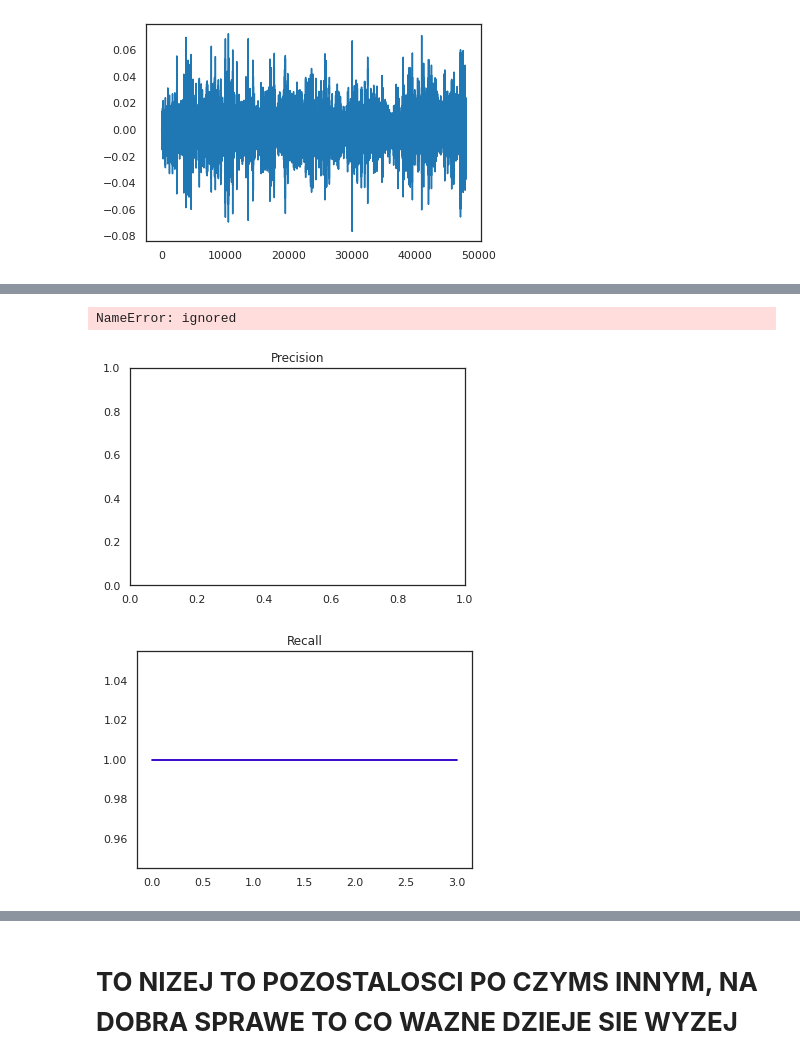
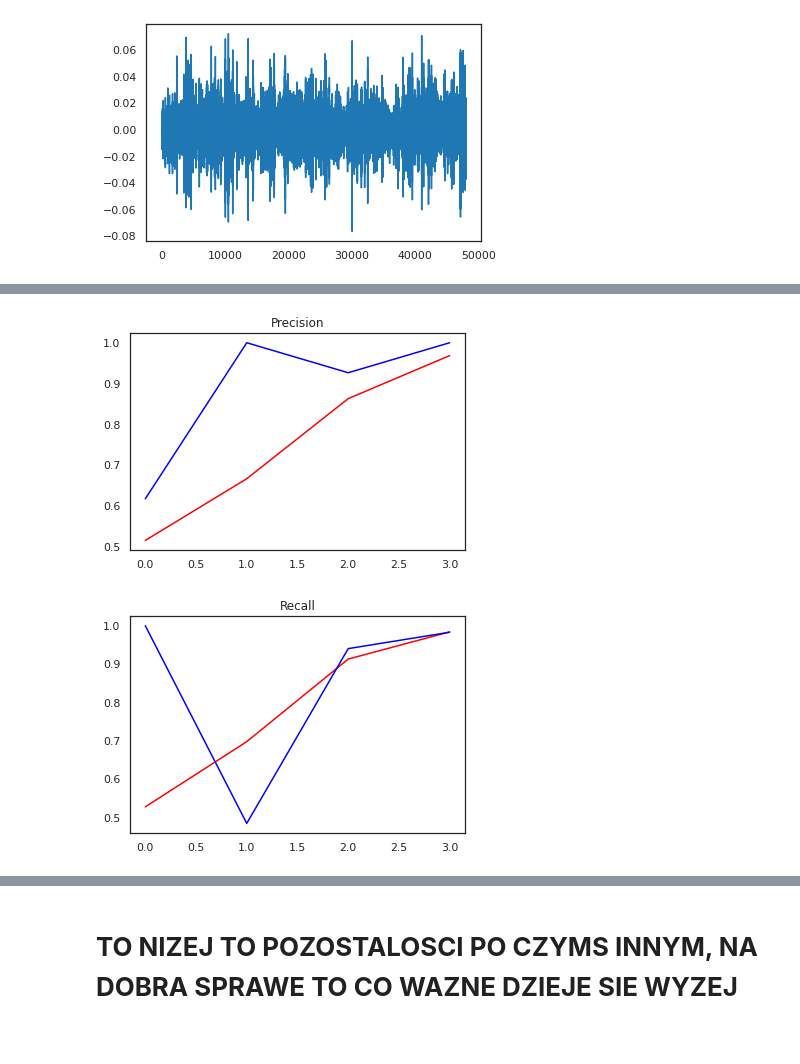
Before and after one commit to pawelszajwaj/Segregation, a Jupyter notebook: Main.ipynb, the cells around one changed output, grey strips where cells are left out. Cells and saved outputs as stored; diff of their text form; code cells hidden in the pictures.

```diff
--- a/Main.ipynb
+++ b/Main.ipynb
@@ -78,0 +94,11 @@ plt.plot(wav)
+# %%
+mel_spectrogram = tfio.audio.melscale(
+  spectrogram, rate=16000, mels=128, fmin=0, fmax=8000)
+dbscale_mel_spectrogram = tfio.audio.dbscale(
+  mel_spectrogram, top_db=80)
+
+plt.figure()
+plt.imshow(tf.math.log(mel_spectrogram).numpy())
+
+plt.figure()
+plt.imshow(dbscale_mel_spectrogram.numpy())
@@ -92,13 +122,15 @@ data.shuffle(1000).as_numpy_iterator().next()
 # %%
 def preprocess(file_path, label):
   wav = load_wav_16k_mono(file_path)
-  spectrogram = tf.signal.stft(wav, frame_length=320, frame_step=32)
+  wav = tf.cast(wav, tf.float32)
+  spectrogram = tfio.audio.spectrogram(
+    wav, nfft=512, window=512, stride=256)
   spectrogram = tf.abs(spectrogram)
-  spectrogram = tf.expand_dims(spectrogram, axis=2)
   mel_spectrogram = tfio.audio.melscale(
     spectrogram, rate=16000, mels=128, fmin=0, fmax=8000)
   dbscale_mel_spectrogram = tfio.audio.dbscale(
     mel_spectrogram, top_db=80)
+  dbscale_mel_spectrogram = tf.expand_dims(dbscale_mel_spectrogram, axis=2)
   return dbscale_mel_spectrogram, label
 # %%
 data = data.map(preprocess)
@@ -113,5 +142,5 @@ Lambda fuctions will be no more assumed to be used in the statement where they a
 WARNING:tensorflow:Using a while_loop for converting IO>AudioResample cause there is no registered converter for this op.
 # %%
-len(data)
-train = data.take(18)
-test = data.skip(18).take(8)
+print(len(data))
+train = data.take(16)
+test = data.skip(16).take(8)
@@ -126,7 +162,7 @@ from tensorflow.keras.models import Sequential
 from tensorflow.keras.layers import Dense, Flatten, Conv2D
 # %%
 model = Sequential()
-model.add(Conv2D(16, (3,3), activation='relu', input_shape=(1491, 257, 1)))
+model.add(Conv2D(16, (3,3), activation='relu', input_shape=(188, 128, 1)))
 model.add(Conv2D(16, (3,3), activation='relu'))
 model.add(Flatten())
 model.add(Dense(128, activation='relu'))
@@ -151,18 +212,17 @@ NameError: ignored
 # %%
 plt.title("Precision")
-plt.plot(hist.history['precision'], 'r')
-plt.plot(hist.history['val_precision'],'b')
+plt.plot(hist.history['precision_3'], 'r')
+plt.plot(hist.history['val_precision_3'],'b')
 plt.show()
 # %% [output]
-NameError: ignored
-[figure, old version]
+[figure, new version]
 # %%
 plt.title("Recall")
-plt.plot(hist.history['recall'], 'r')
-plt.plot(hist.history['val_recall'],'b')
+plt.plot(hist.history['recall_3'], 'r')
+plt.plot(hist.history['val_recall_3'],'b')
 plt.show()
 # %% [output]
-[figure, old version]
+[figure, new version]
 # %%
 # WIELKI TEST
 X_test, y_test = test.as_numpy_iterator().next()
```
Also changed, not shown: parts of 18 cells of this notebook.
